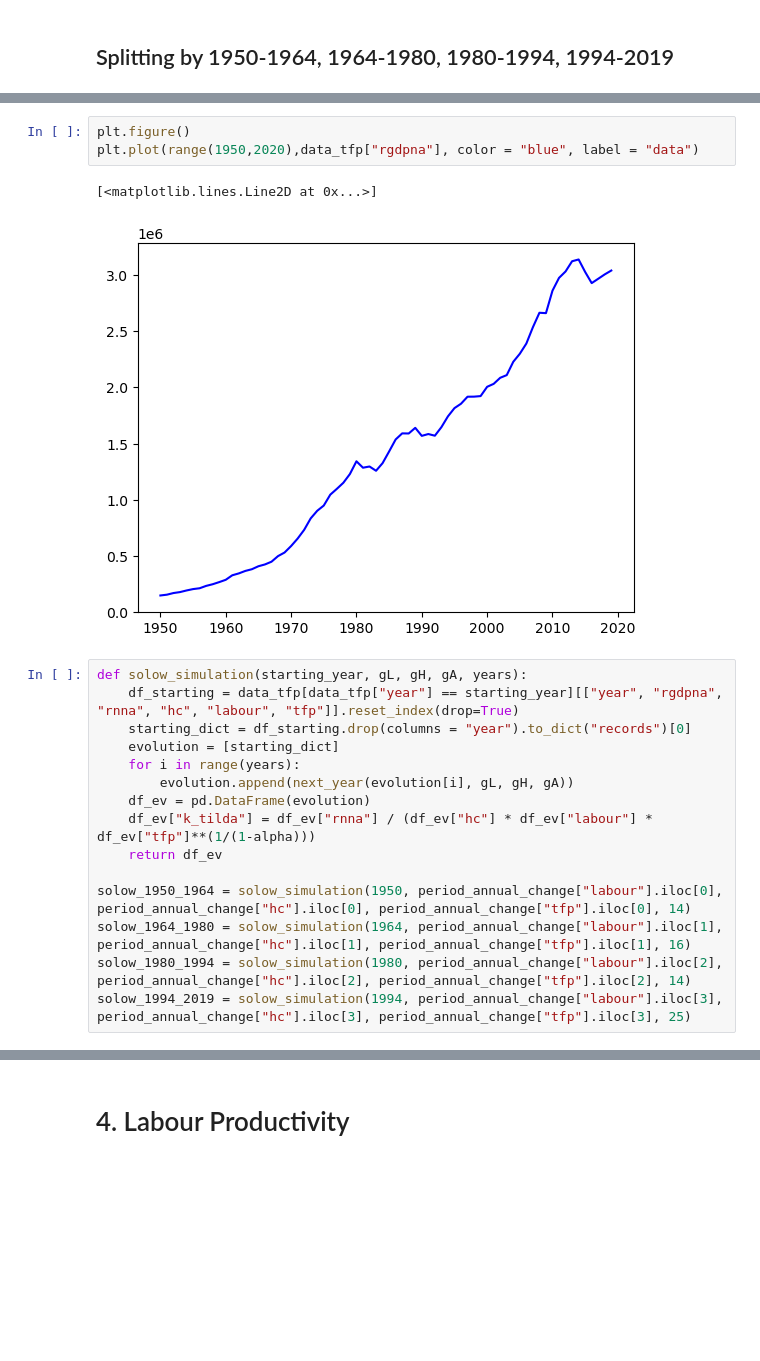
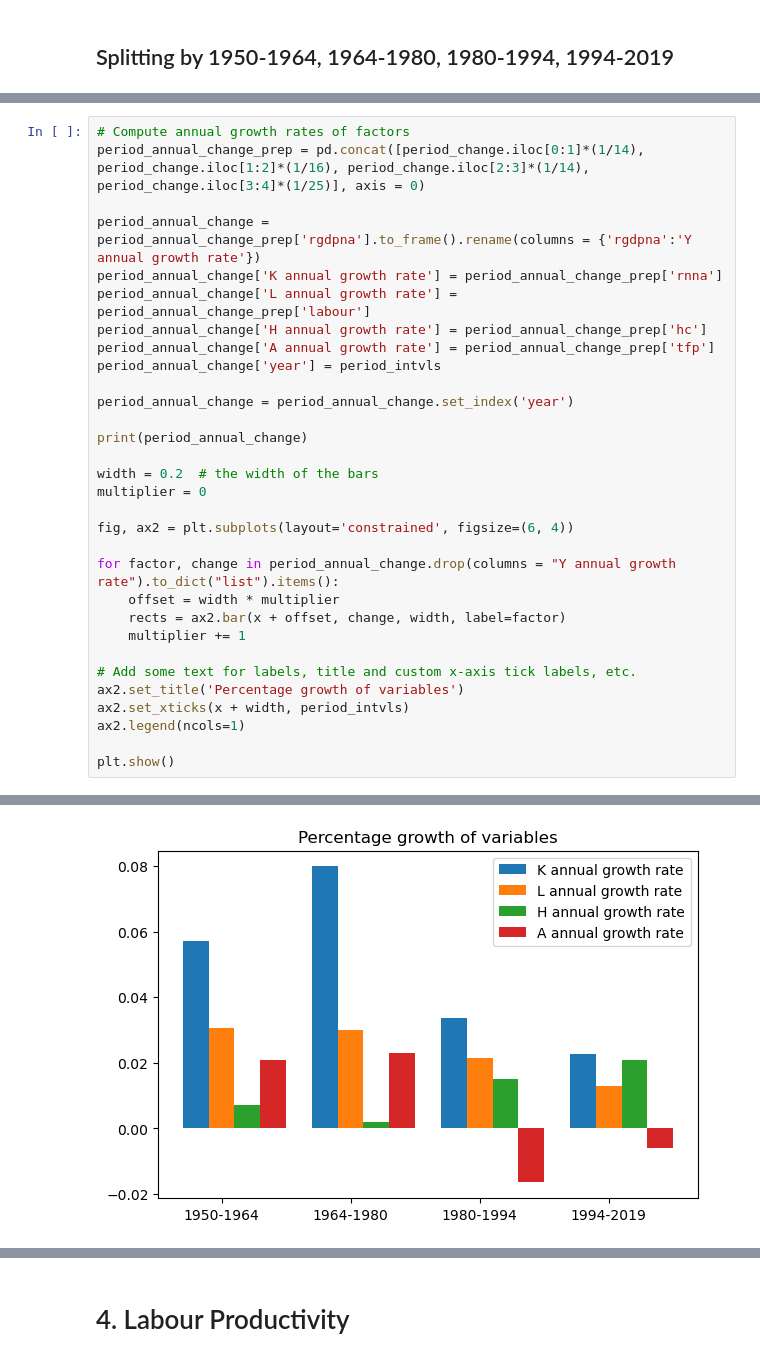
Before and after one commit to Jessie-Fung/ec2b1-brazil, a Jupyter notebook: code/code.ipynb, the cells around one changed output, grey strips where cells are left out. Drawn from its saved outputs; the diff is of its cells as text; blank space fills up the shorter version.

```diff
--- a/code/code.ipynb
+++ b/code/code.ipynb
@@ -673,21 +587,32 @@ plt.plot(range(1950,2020), data_tfp["delta"])
-# %%
-plt.figure()
-plt.plot(range(1950,2020),data_tfp["rgdpna"], color = "blue", label = "data")
-# %% [output]
-[<matplotlib.lines.Line2D at 0x...>]
-[figure, removed]
-# %%
-def solow_simulation(starting_year, gL, gH, gA, years):
-    df_starting = data_tfp[data_tfp["year"] == starting_year][["year", "rgdpna", "rnna", "hc", "labour", "tfp"]].reset_index(drop=True)
-    starting_dict = df_starting.drop(columns = "year").to_dict("records")[0]
-    evolution = [starting_dict]
-    for i in range(years):
-        evolution.append(next_year(evolution[i], gL, gH, gA))
-    df_ev = pd.DataFrame(evolution)
-    df_ev["k_tilda"] = df_ev["rnna"] / (df_ev["hc"] * df_ev["labour"] * df_ev["tfp"]**(1/(1-alpha)))
-    return df_ev
-
-solow_1950_1964 = solow_simulation(1950, period_annual_change["labour"].iloc[0], period_annual_change["hc"].iloc[0], period_annual_change["tfp"].iloc[0], 14)
-solow_1964_1980 = solow_simulation(1964, period_annual_change["labour"].iloc[1], period_annual_change["hc"].iloc[1], period_annual_change["tfp"].iloc[1], 16)
-solow_1980_1994 = solow_simulation(1980, period_annual_change["labour"].iloc[2], period_annual_change["hc"].iloc[2], period_annual_change["tfp"].iloc[2], 14)
-solow_1994_2019 = solow_simulation(1994, period_annual_change["labour"].iloc[3], period_annual_change["hc"].iloc[3], period_annual_change["tfp"].iloc[3], 25)
+# %%
+# Compute annual growth rates of factors
+period_annual_change_prep = pd.concat([period_change.iloc[0:1]*(1/14), period_change.iloc[1:2]*(1/16), period_change.iloc[2:3]*(1/14), period_change.iloc[3:4]*(1/25)], axis = 0)
+
+period_annual_change = period_annual_change_prep['rgdpna'].to_frame().rename(columns = {'rgdpna':'Y annual growth rate'})
+period_annual_change['K annual growth rate'] = period_annual_change_prep['rnna']
+period_annual_change['L annual growth rate'] = period_annual_change_prep['labour']
+period_annual_change['H annual growth rate'] = period_annual_change_prep['hc']
+period_annual_change['A annual growth rate'] = period_annual_change_prep['tfp']
+period_annual_change['year'] = period_intvls
+
+period_annual_change = period_annual_change.set_index('year')
+
+print(period_annual_change)
+
+width = 0.2  # the width of the bars
+multiplier = 0
+
+fig, ax2 = plt.subplots(layout='constrained', figsize=(6, 4))
+
+for factor, change in period_annual_change.drop(columns = "Y annual growth rate").to_dict("list").items():
+    offset = width * multiplier
+    rects = ax2.bar(x + offset, change, width, label=factor)
+    multiplier += 1
+
+# Add some text for labels, title and custom x-axis tick labels, etc.
+ax2.set_title('Percentage growth of variables')
+ax2.set_xticks(x + width, period_intvls)
+ax2.legend(ncols=1)
+
+plt.show()
+# %% [output]
@@ -693,0 +632 @@ solow_1994_2019 = solow_simulation(1994, period_annual_change["labour"].iloc[3],
+[figure, added]
```
Also changed, not shown: parts of 22 cells of this notebook, 1 other file.
